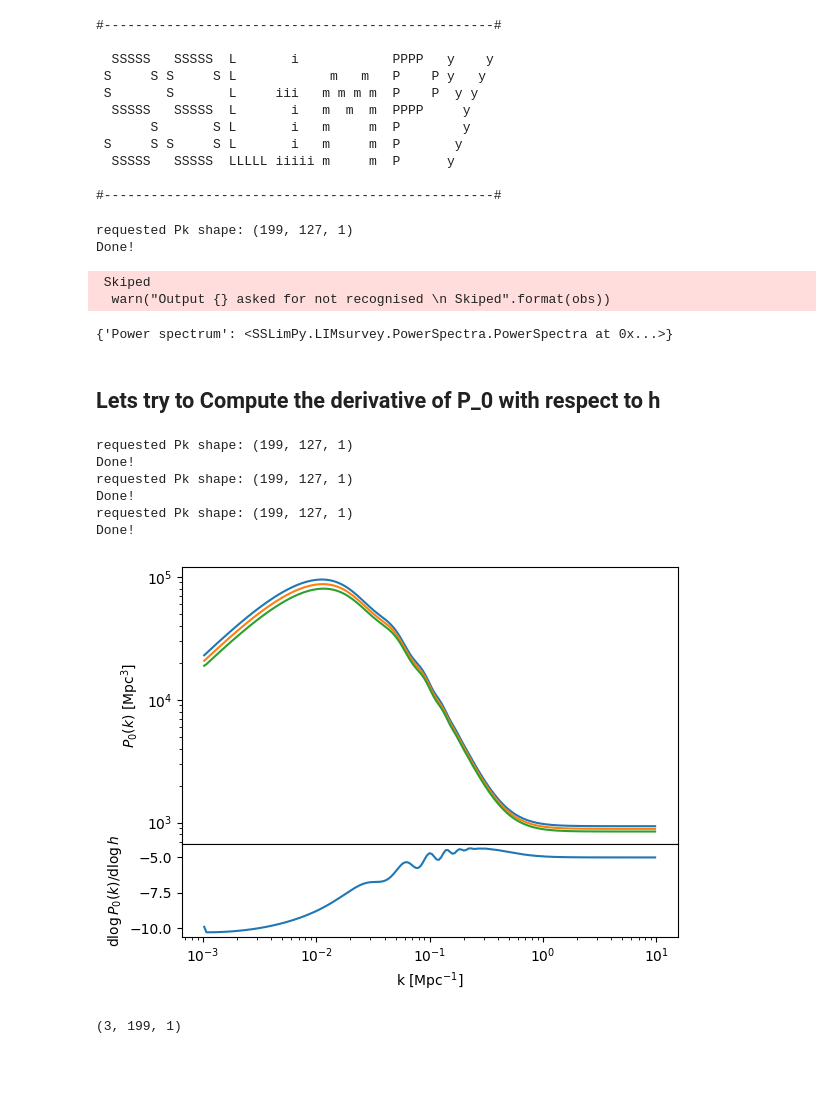
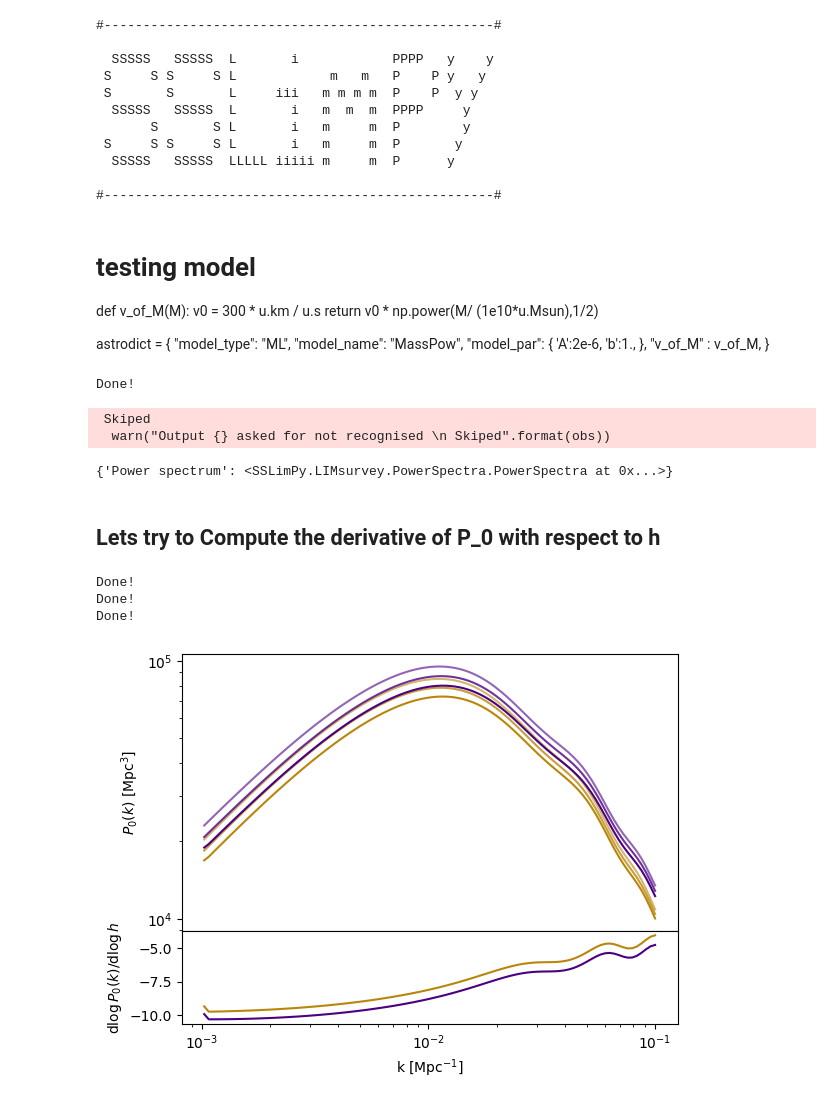
Before and after one commit to Sefa76/SSLimPy, a Jupyter notebook: DEMO_varing_cosmology.ipynb, the cells around one changed output. Saved outputs shown, nothing was run; the diff lists cells and outputs as text; code cells hidden in the pictures; blank space fills up the shorter version.

```diff
--- a/DEMO_varing_cosmology.ipynb
+++ b/DEMO_varing_cosmology.ipynb
@@ -47,12 +47,29 @@ astrodict = {
         "alpha": -1.87,
         "Lmin": 5000 * u.Lsun,
     },
+    "nu" : 115*u.GHz,
+    "nuObs" : [30,60]*u.GHz,
 }
 
 BAOdict = {
-    "Pshot":0,
-    "sigmaV":5.
+    "Pshot":[0,0],
+    "sigmaV":[5,8],
 }
+# %% [markdown]
+# testing model
+def v_of_M(M):
+    v0 = 300 * u.km / u.s
+    return v0 * np.power(M/ (1e10*u.Msun),1/2)
+
+astrodict = {
+    "model_type": "ML",
+    "model_name": "MassPow",
+    "model_par": {
+        'A':2e-6,
+        'b':1.,
+        },
+    "v_of_M" : v_of_M,
+}
 # %%
 Asslimpy.compute(
                 cosmopars=cosmodict,
@@ -60,7 +77,6 @@ Asslimpy.compute(
                 BAOpars=BAOdict,
                 )
 # %% [output]
-requested Pk shape: (199, 127, 1)
 Done!
  Skiped
   warn("Output {} asked for not recognised \n Skiped".format(obs))
@@ -73,6 +89,7 @@ eps = 1e-2
 steph = [fidh*(1-eps),fidh,fidh*(1+eps)]
 
 P0_t = []
+k = []
 for h in steph:
     temp_cosmo = copy(cosmodict)
     temp_cosmo["h"] = h
@@ -82,30 +99,29 @@ for h in steph:
                     BAOpars=BAOdict,
                     )["Power spectrum"]
     P0_t.append(returnclass.Pk_0bs)
-    k = returnclass.k
+    k.append( returnclass.k)
+
 P0_t = np.array(P0_t)
 # %% [output]
-requested Pk shape: (199, 127, 1)
 Done!
-requested Pk shape: (199, 127, 1)
 Done!
-requested Pk shape: (199, 127, 1)
 Done!
 # %%
 fig, axs = plt.subplots(2,1,sharex=True,height_ratios=[3,1])
+k = np.array(k)
+alpha = [0.6,0.8,1]
+for ia, ai in enumerate(alpha):
+    axs[0].loglog(k[0,:100], P0_t[ia,:100,0], c="darkgoldenrod", alpha=ai)
+    axs[0].loglog(k[0,:100], P0_t[ia,:100,1], c="indigo", alpha=ai)
 
-
-axs[0].loglog(k, P0_t[:,:,0].T)
 axs[0].set_ylabel(r"$P_0(k)$ $[\mathrm{Mpc}^{3}]$")
 axs[1].set_ylabel(r"$\mathrm{d} \log{P_0(k)}/\mathrm{d} \log{h}$")
 axs[1].set_xlabel(r"k $[\mathrm{Mpc}^{-1}]$")
 
-dP = (P0_t[2,:,0] - P0_t[0,:,0]) / P0_t[1,:,0] / (2*eps)
-axs[1].plot(k,dP)
+dP = (P0_t[2,:,:] - P0_t[0,:,:]) / P0_t[1,:,:] / (2*eps)
+axs[1].plot(k[0,:100],dP[:100,0],c="darkgoldenrod")
+axs[1].plot(k[0,:100],dP[:100,1],c="indigo")
+
 fig.subplots_adjust(hspace=0)
 # %% [output]
-[figure, old version]
+[figure, new version]
-# %%
-P0_t.shape
-# %% [output]
-(3, 199, 1)
```
Also changed, not shown: 10 other files.
